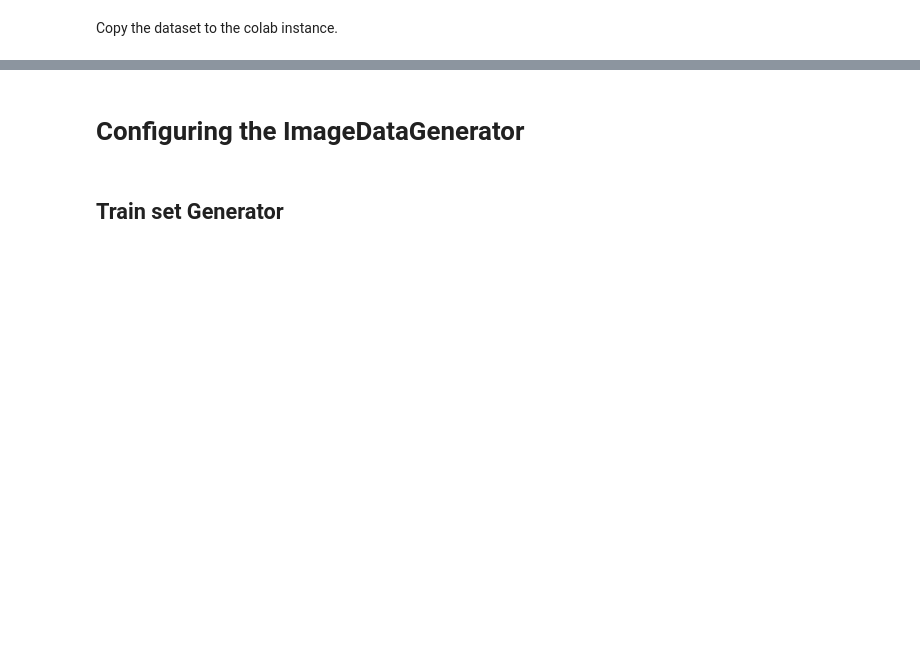
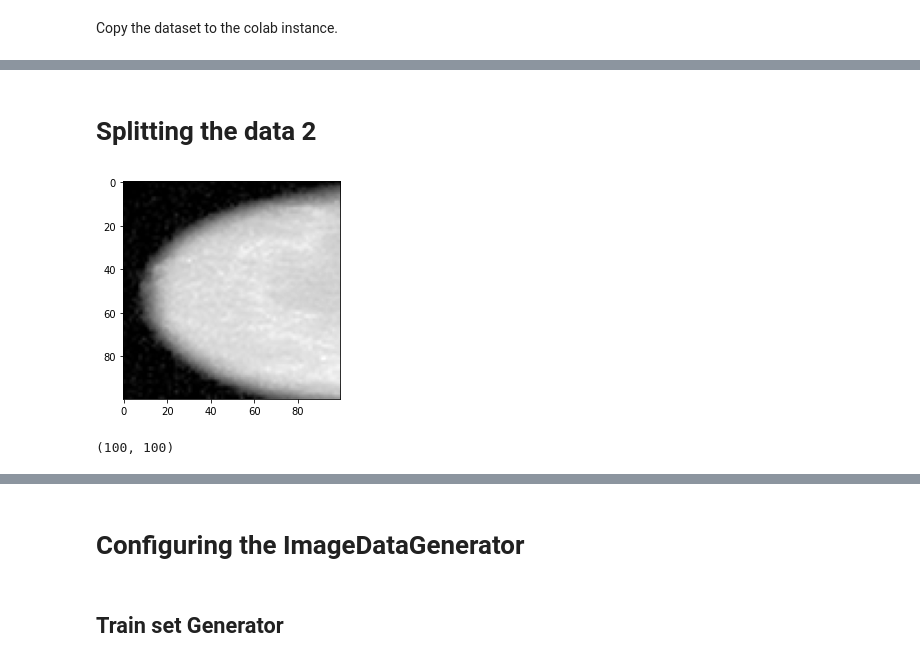
Before and after one commit to comHack/Mammography_DL_Classification, a Jupyter notebook: FirstAttempt.ipynb, the cells around one changed output, grey strips where cells are left out. Drawn from its saved outputs; the diff is of its cells as text; code cells hidden in the pictures; blank space fills up the shorter version.

```diff
--- a/FirstAttempt.ipynb
+++ b/FirstAttempt.ipynb
@@ -229,3 +210,25 @@ val_malign = workspace_val + '/malign'
 
 test_benign = workspace_test + '/benign'
 test_malign = workspace_test + '/malign'
+# %% [markdown]
+# **Splitting the data 2**
+# %%
+#data folder link to the images_resized_2 folder in your drive
+data_folder = '/gdrive/My Drive/Breast Cancer Detection/images_resized_2'
+
+classes = ['benign', 'malign']
+# %%
+for classe in classes:
+  path = os.path.join(data_folder, classe)
+  for image in os.listdir(path):
+    image_arr = cv.imread(os.path.join(path, image), cv.IMREAD_GRAYSCALE)
+    plt.imshow(image_arr, cmap='gray')
+    plt.show()
+    break
+  break
+# %% [output]
+[figure, added]
+# %%
+print(image_arr.shape)
+# %% [output]
+(100, 100)
```
Also changed, not shown: parts of 38 cells of this notebook.
